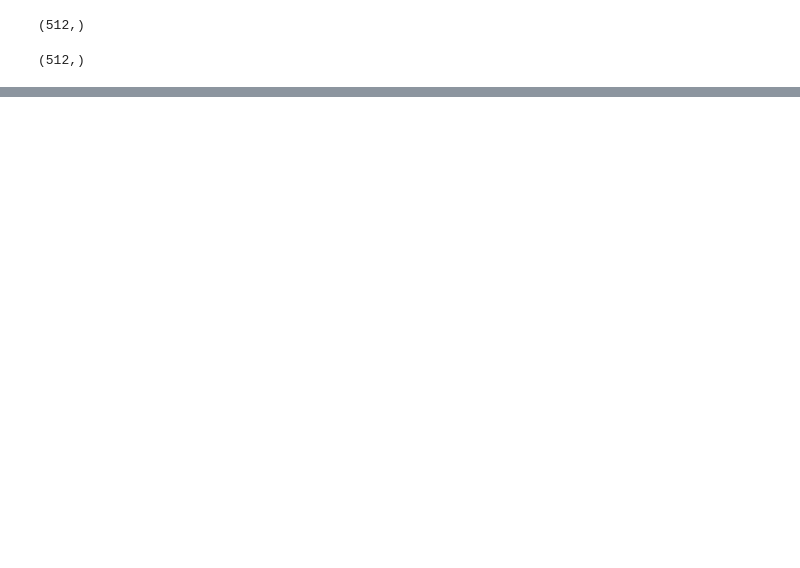
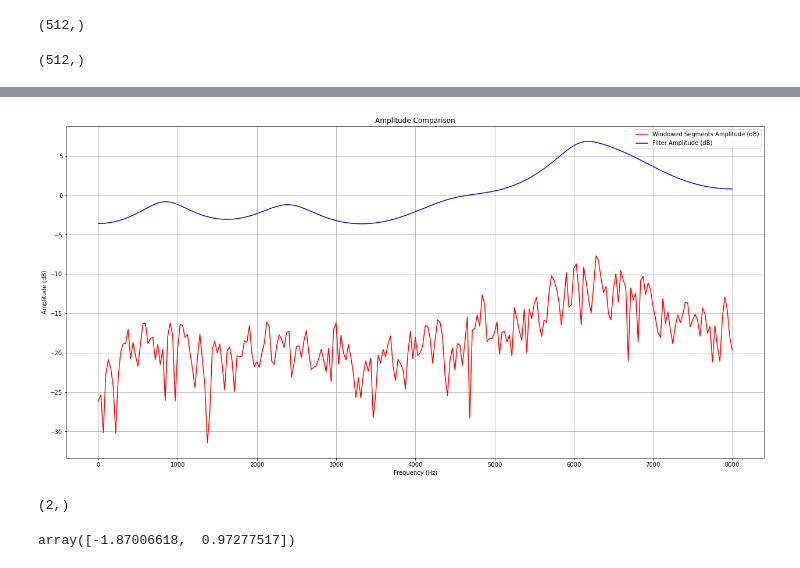
Before and after one commit to angelonti/uhh_ssp_summer2023, a Jupyter notebook: exercise3/exercise3.ipynb, the cells around one changed output, grey strips where cells are left out. Saved outputs shown, nothing was run; the diff lists cells and outputs as text; code cells hidden in the pictures; blank space fills up the shorter version.

```diff
--- a/exercise3/exercise3.ipynb
+++ b/exercise3/exercise3.ipynb
@@ -261,0 +290,13 @@ plt.show()
+# %%
+fig = plt.gcf()
+fig.set_size_inches(21.5, 10.5)
+plt.plot(freq_axis_unvoiced, fft_unvoiced_dB, label='Windowed Segments Amplitude (dB)', c='r')
+plt.plot(freq_axis_unvoiced, filter_mag_dB_unvoiced_adjusted[:257], label='Filter Amplitude (dB)', c='b')
+plt.xlabel('Frequency (Hz)')
+plt.ylabel('Amplitude (dB)')
+plt.title('Amplitude Comparison')
+plt.legend()
+plt.grid(True)
+plt.show()
+# %% [output]
+[figure, added]
@@ -261,0 +305,15 @@ plt.show()
+# %%
+# 8)
+
+# Using M = 2
+
+autocorr_voiced = np.correlate(x1_voiced_hann, x1_voiced_hann, mode='full')
+autocorr_voiced = autocorr_voiced[len(x1_voiced_hann)-1:len(x1_voiced_hann)+2]
+autocorr_voiced[:-1].shape
+# %% [output]
+(2,)
+# %%
+coefficients_voiced = solve_toeplitz((-1)*autocorr_voiced[:-1], autocorr_voiced[1:])
+coefficients_voiced
+# %% [output]
+array([-1.87006618,  0.97277517])
```
Also changed, not shown: parts of 21 cells of this notebook.
